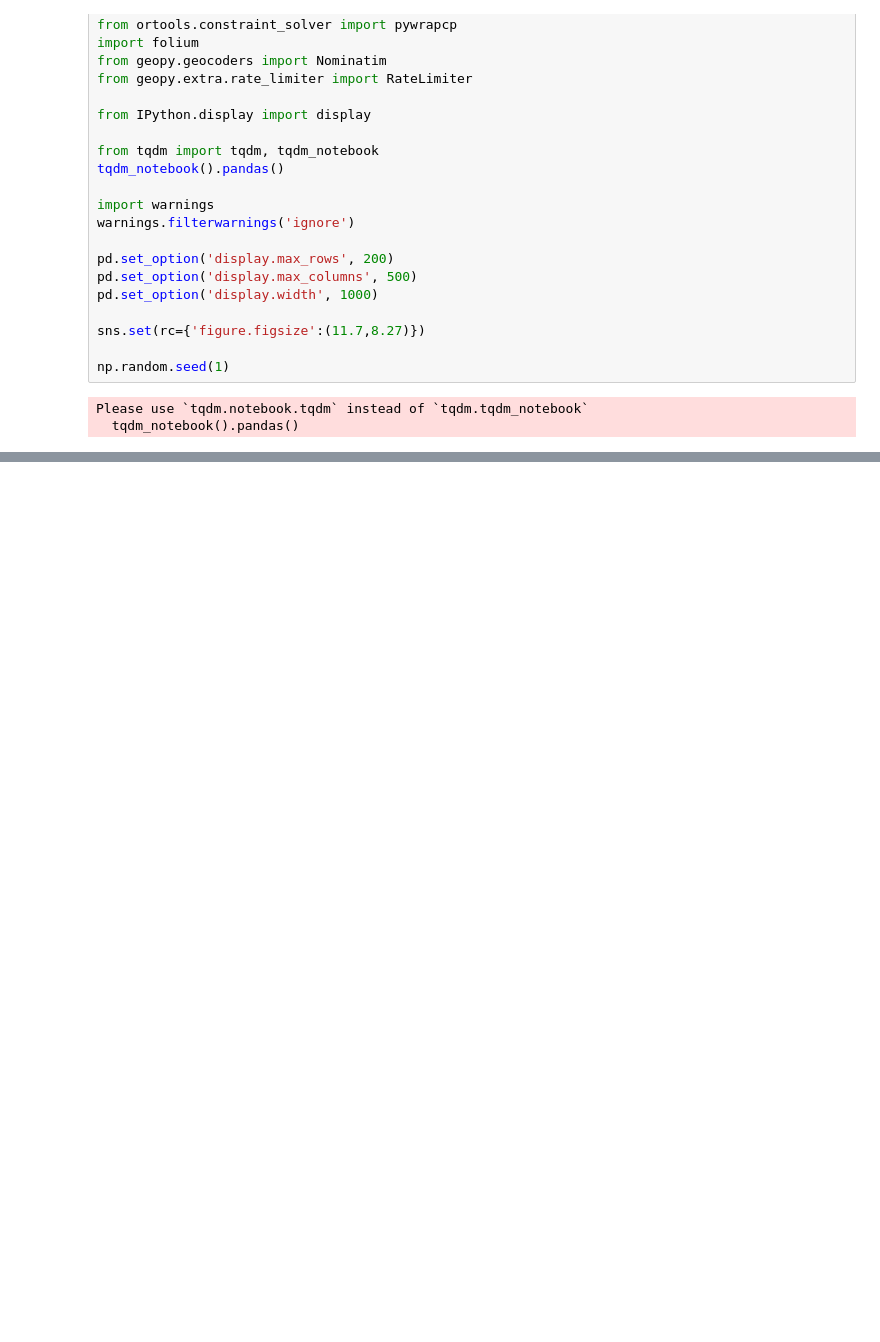
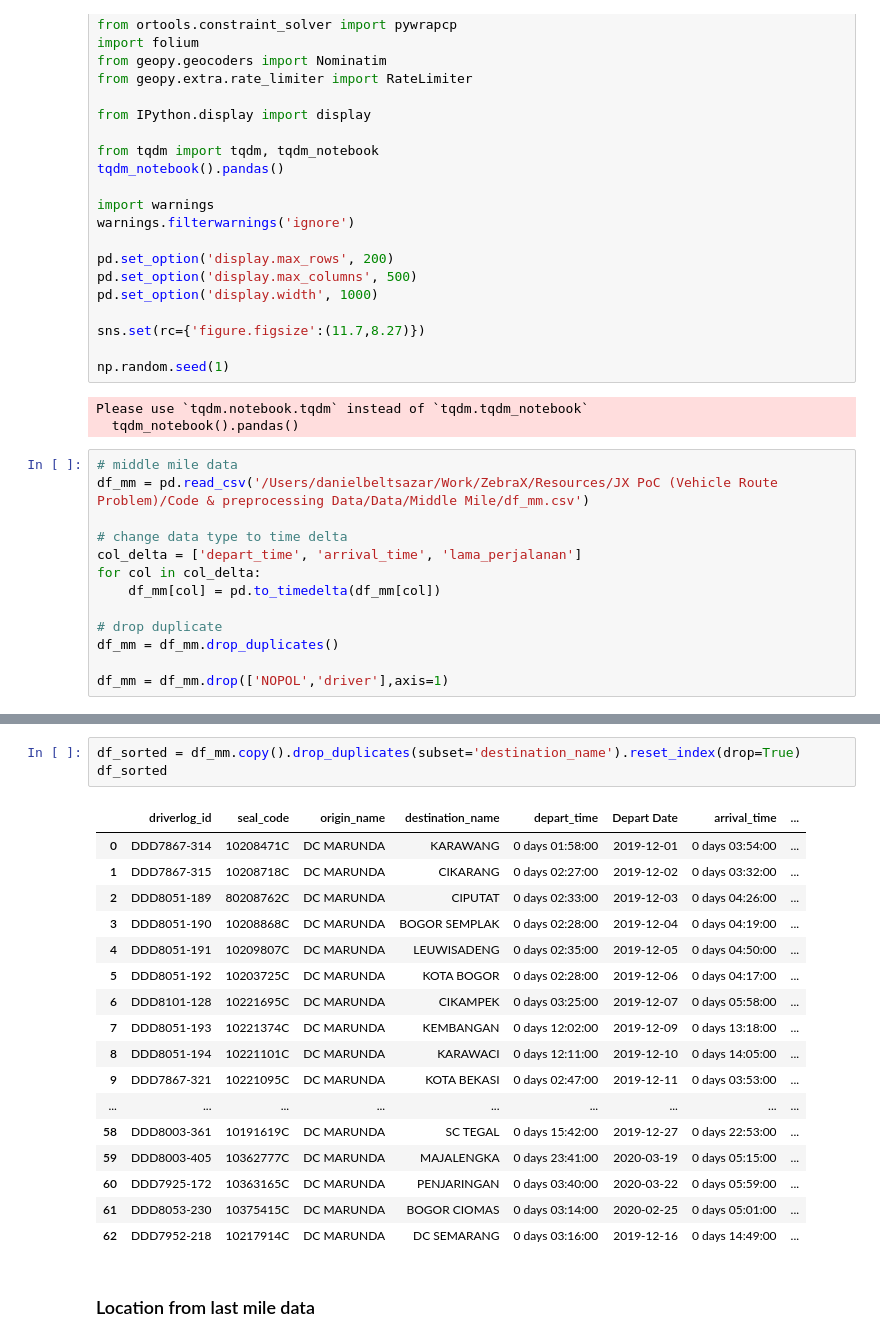
Before and after one commit to danielbeltsazar99/My-Mini-Projects, a Jupyter notebook: Special Projects (Geospatial, Vehicle Routing, Predictive Maintenance, etc)/Vehicle Routing Problem and Optimization/Logistics Middle Mile/Vehicle Routing Middle Mile Routing.ipynb, the cells around one changed output, grey strips where cells are left out. Cells and saved outputs as stored; diff of their text form; blank space fills up the shorter version.

```diff
--- a/Special Projects (Geospatial, Vehicle Routing, Predictive Maintenance, etc)/Vehicle Routing Problem and Optimization/Logistics Middle Mile/Vehicle Routing Middle Mile Routing.ipynb
+++ b/Special Projects (Geospatial, Vehicle Routing, Predictive Maintenance, etc)/Vehicle Routing Problem and Optimization/Logistics Middle Mile/Vehicle Routing Middle Mile Routing.ipynb
@@ -31,3 +31,16 @@ np.random.seed(1)
 # %% [output]
 Please use `tqdm.notebook.tqdm` instead of `tqdm.tqdm_notebook`
   tqdm_notebook().pandas()
+# %%
+# middle mile data
+df_mm = pd.read_csv('/Users/danielbeltsazar/Work/ZebraX/Resources/JX PoC (Vehicle Route Problem)/Code & preprocessing Data/Data/Middle Mile/df_mm.csv')
+
+# change data type to time delta
+col_delta = ['depart_time', 'arrival_time', 'lama_perjalanan']
+for col in col_delta:
+    df_mm[col] = pd.to_timedelta(df_mm[col])
+
+# drop duplicate
+df_mm = df_mm.drop_duplicates()
+
+df_mm = df_mm.drop(['NOPOL','driver'],axis=1)
@@ -33,0 +332,23 @@ Please use `tqdm.notebook.tqdm` instead of `tqdm.tqdm_notebook`
+# %%
+df_sorted = df_mm.copy().drop_duplicates(subset='destination_name').reset_index(drop=True)
+df_sorted
+# %% [output]
+|  | driverlog_id | seal_code | origin_name | destination_name | depart_time | Depart Date | arrival_time | ... |
+| 0 | DDD7867-314 | 10208471C | DC MARUNDA | KARAWANG | 0 days 01:58:00 | 2019-12-01 | 0 days 03:54:00 | ... |
+| 1 | DDD7867-315 | 10208718C | DC MARUNDA | CIKARANG | 0 days 02:27:00 | 2019-12-02 | 0 days 03:32:00 | ... |
+| 2 | DDD8051-189 | 80208762C | DC MARUNDA | CIPUTAT | 0 days 02:33:00 | 2019-12-03 | 0 days 04:26:00 | ... |
+| 3 | DDD8051-190 | 10208868C | DC MARUNDA | BOGOR SEMPLAK | 0 days 02:28:00 | 2019-12-04 | 0 days 04:19:00 | ... |
+| 4 | DDD8051-191 | 10209807C | DC MARUNDA | LEUWISADENG | 0 days 02:35:00 | 2019-12-05 | 0 days 04:50:00 | ... |
+| 5 | DDD8051-192 | 10203725C | DC MARUNDA | KOTA BOGOR | 0 days 02:28:00 | 2019-12-06 | 0 days 04:17:00 | ... |
+| 6 | DDD8101-128 | 10221695C | DC MARUNDA | CIKAMPEK | 0 days 03:25:00 | 2019-12-07 | 0 days 05:58:00 | ... |
+| 7 | DDD8051-193 | 10221374C | DC MARUNDA | KEMBANGAN | 0 days 12:02:00 | 2019-12-09 | 0 days 13:18:00 | ... |
+| 8 | DDD8051-194 | 10221101C | DC MARUNDA | KARAWACI | 0 days 12:11:00 | 2019-12-10 | 0 days 14:05:00 | ... |
+| 9 | DDD7867-321 | 10221095C | DC MARUNDA | KOTA BEKASI | 0 days 02:47:00 | 2019-12-11 | 0 days 03:53:00 | ... |
+| ... | ... | ... | ... | ... | ... | ... | ... | ... |
+| 58 | DDD8003-361 | 10191619C | DC MARUNDA | SC TEGAL | 0 days 15:42:00 | 2019-12-27 | 0 days 22:53:00 | ... |
+| 59 | DDD8003-405 | 10362777C | DC MARUNDA | MAJALENGKA | 0 days 23:41:00 | 2020-03-19 | 0 days 05:15:00 | ... |
+| 60 | DDD7925-172 | 10363165C | DC MARUNDA | PENJARINGAN | 0 days 03:40:00 | 2020-03-22 | 0 days 05:59:00 | ... |
+| 61 | DDD8053-230 | 10375415C | DC MARUNDA | BOGOR CIOMAS | 0 days 03:14:00 | 2020-02-25 | 0 days 05:01:00 | ... |
+| 62 | DDD7952-218 | 10217914C | DC MARUNDA | DC SEMARANG | 0 days 03:16:00 | 2019-12-16 | 0 days 14:49:00 | ... |
+# %% [markdown]
+### Location from last mile data
```
Also changed, not shown: parts of 59 cells of this notebook, 2 other files.
